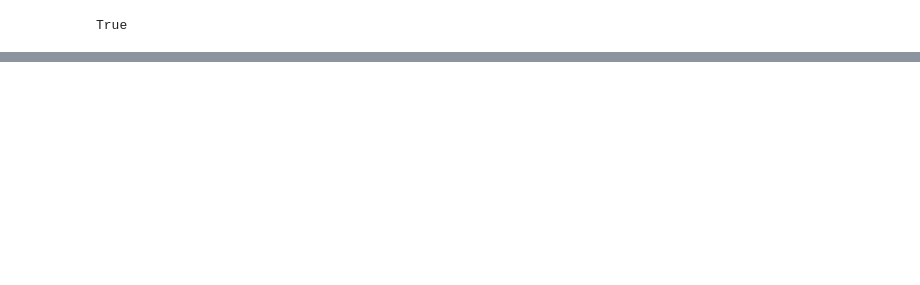
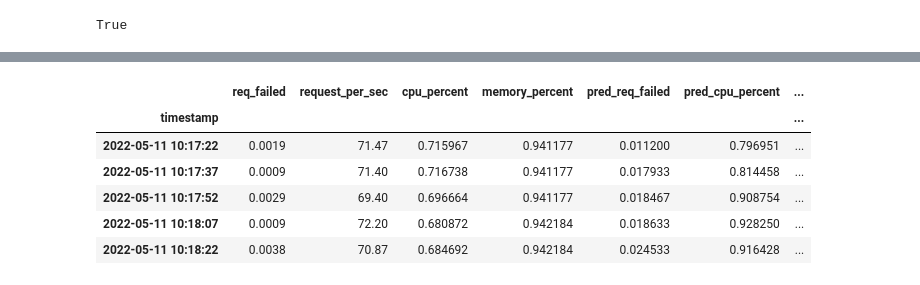
Before and after one commit to BureauTech/BTAlert-AI, a Jupyter notebook: jupyter/notebookV2.ipynb, the cells around one changed output, grey strips where cells are left out. Drawn from its saved outputs; the diff is of its cells as text; code cells hidden in the pictures; blank space fills up the shorter version.

Commit message:
Prevendo dados no mesmo periodo para diferentes metricas

```diff
--- a/jupyter/notebookV2.ipynb
+++ b/jupyter/notebookV2.ipynb
@@ -178,0 +180,11 @@ plot
+# %%
+def minutes_to_step(min: int) -> int:
+        return int((min * 60) / 15)
+
+regressor = RandomForestRegressor(
+                max_depth=20,
+                n_estimators=3,
+                random_state=123,
+            )
+# %%
+dados = dados.drop(columns='timestamp')
@@ -178,0 +204,4 @@ plot
+# %%
+split_time = minutes_to_step(30)
+train = dados[:-split_time]
+test = dados[-split_time:]
@@ -178,0 +213,10 @@ plot
+# %%
+predictions = {}
+for label in ['req_failed', 'cpu_percent', 'memory_percent', 'request_per_sec']:
+    forecaster = ForecasterAutoreg(
+            regressor=regressor,
+            lags=minutes_to_step(30)
+        )
+    forecaster.fit(y=train[label])
+    prediction = forecaster.predict(steps=split_time)
+    predictions[label] = prediction
@@ -178,0 +270,18 @@ plot
+# %%
+res = test
+res['pred_req_failed'] = predictions['req_failed']
+res['pred_cpu_percent'] = predictions['cpu_percent']
+res['pred_memory_percent'] = predictions['memory_percent']
+res['diff_req_failed'] = abs(res['pred_req_failed'] - res['req_failed'])
+res['diff_cpu_percent'] = abs(res['pred_cpu_percent'] - res['cpu_percent'])
+res['diff_memory_percent'] = abs(res['pred_memory_percent'] - res['memory_percent'])
+
+res.head()
+# %% [output]
+|  | req_failed | request_per_sec | cpu_percent | memory_percent | pred_req_failed | pred_cpu_percent | ... |
+| timestamp |  |  |  |  |  |  | ... |
+| 2022-05-11 10:17:22 | 0.0019 | 71.47 | 0.715967 | 0.941177 | 0.011200 | 0.796951 | ... |
+| 2022-05-11 10:17:37 | 0.0009 | 71.40 | 0.716738 | 0.941177 | 0.017933 | 0.814458 | ... |
+| 2022-05-11 10:17:52 | 0.0029 | 69.40 | 0.696664 | 0.941177 | 0.018467 | 0.908754 | ... |
+| 2022-05-11 10:18:07 | 0.0009 | 72.20 | 0.680872 | 0.942184 | 0.018633 | 0.928250 | ... |
+| 2022-05-11 10:18:22 | 0.0038 | 70.87 | 0.684692 | 0.942184 | 0.024533 | 0.916428 | ... |
```
Also changed, not shown: parts of 26 cells of this notebook, 1 other file.
